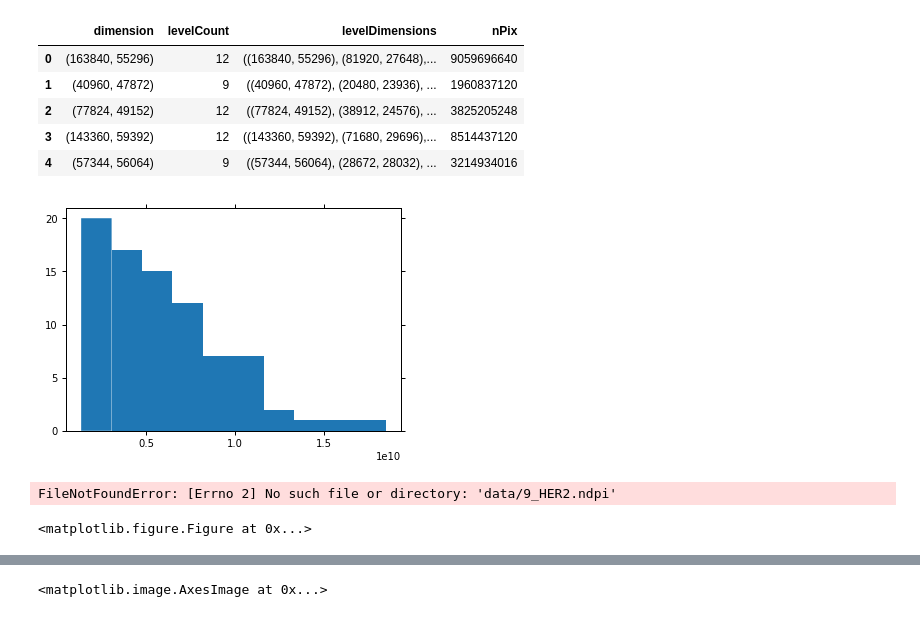
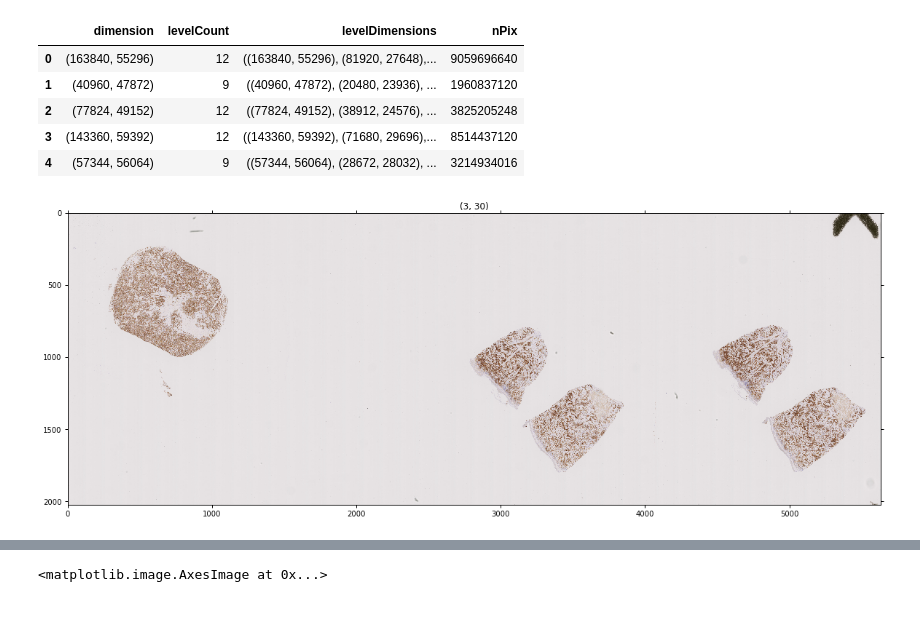
Before and after one commit to mattdns1006/her2, a Jupyter notebook: exploratory.ipynb, the cells around one changed output, grey strips where cells are left out. Drawn from its saved outputs; the diff is of its cells as text; code cells hidden in the pictures.

```diff
--- a/exploratory.ipynb
+++ b/exploratory.ipynb
@@ -69,11 +48,6 @@ df.head()
 | 2 | (77824, 49152) | 12 | ((77824, 49152), (38912, 24576), ... | 3825205248 |
 | 3 | (143360, 59392) | 12 | ((143360, 59392), (71680, 29696),... | 8514437120 |
 | 4 | (57344, 56064) | 9 | ((57344, 56064), (28672, 28032), ... | 3214934016 |
-# %%
-plt.hist(df["nPix"].values)
-plt.show()
-# %% [output]
-[figure, removed]
 # %%
 def getRegion(caseNo,level):
     obs = openslide.open_slide('data/'+str(caseNo)+'_HER2.ndpi')
@@ -81,11 +55,16 @@ def getRegion(caseNo,level):
     #print("Level dimensions ", dims)
     region = obs.read_region((0,0),level,(dims[0],dims[1]))
     return region
+
+def label(caseNo):
+    case = groundTruth.loc[groundTruth.CaseNo==caseNo]
+    return case["HeR2 SCORE"].values[0], case["PERCENTAGE CELLS WITH COMPLETE MEMBRANE STAINING IRRESPECTIVE OF INTENSITY"].values[0]
 # %%
-caseNo = 9
+caseNo = 19
 level = 5
 plt.figure(figsize=(20,20))
 plt.imshow(getRegion(caseNo,level))
+plt.title(label(caseNo))
+plt.show()
 # %% [output]
-FileNotFoundError: [Errno 2] No such file or directory: 'data/9_HER2.ndpi'
-<matplotlib.figure.Figure at 0x...>
+[figure, added]
```
Also changed, not shown: parts of 5 cells of this notebook, 2 other files.
